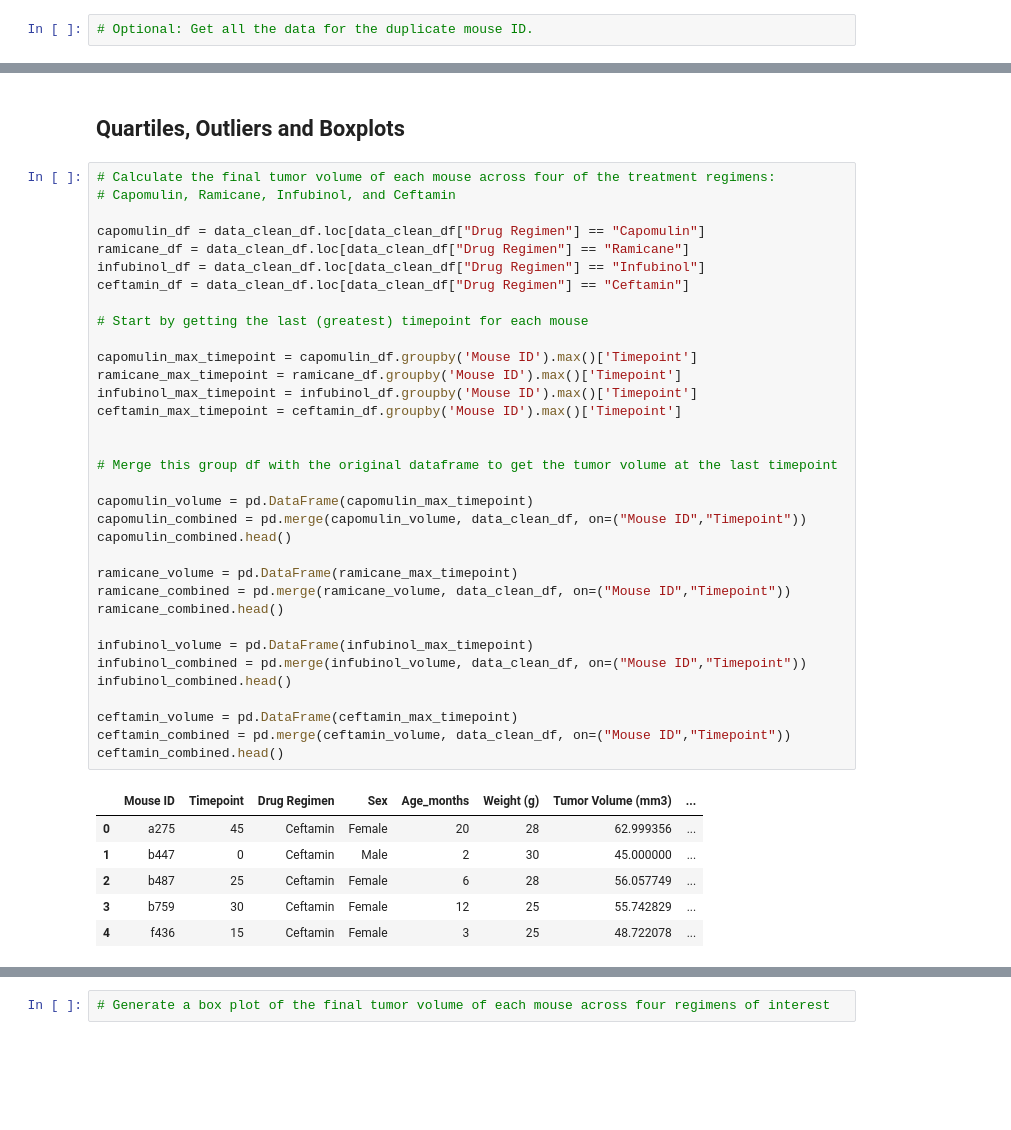
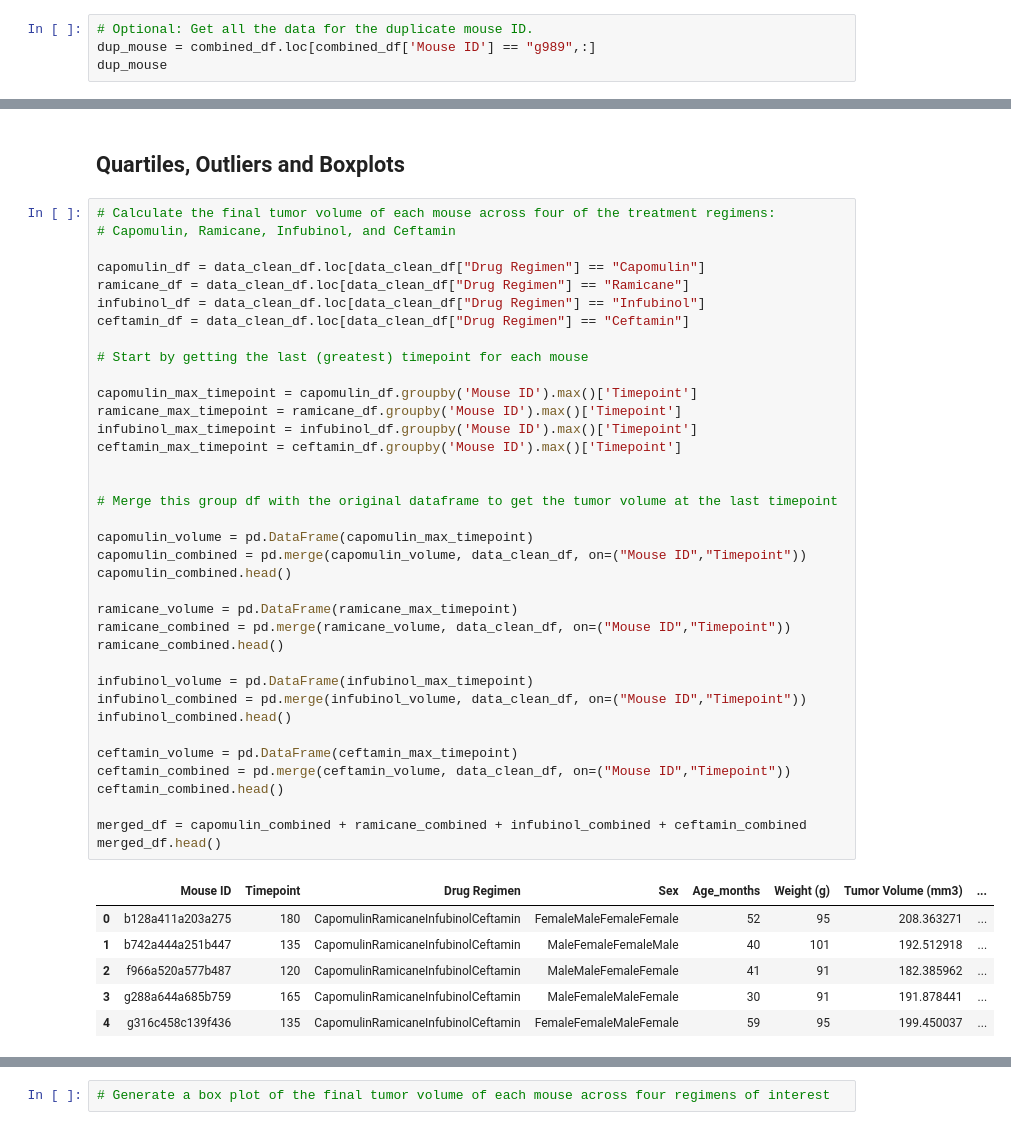
Before and after one commit to JoseH-Git/matplotlib--challenge, a Jupyter notebook: Pymaceuticals/pymaceuticals_starter.ipynb, the cells around one changed output, grey strips where cells are left out. Cells and saved outputs as stored; diff of their text form; blank space fills up the shorter version.

```diff
--- a/Pymaceuticals/pymaceuticals_starter.ipynb
+++ b/Pymaceuticals/pymaceuticals_starter.ipynb
@@ -50,3 +43,5 @@ dup_mouse
 array(['g989'], dtype=object)
 # %%
 # Optional: Get all the data for the duplicate mouse ID.
+dup_mouse = combined_df.loc[combined_df['Mouse ID'] == "g989",:]
+dup_mouse
@@ -233,38 +243,41 @@ ramicane_df = data_clean_df.loc[data_clean_df["Drug Regimen"] == "Ramicane"]
 infubinol_df = data_clean_df.loc[data_clean_df["Drug Regimen"] == "Infubinol"]
 ceftamin_df = data_clean_df.loc[data_clean_df["Drug Regimen"] == "Ceftamin"]
 
 # Start by getting the last (greatest) timepoint for each mouse
 
 capomulin_max_timepoint = capomulin_df.groupby('Mouse ID').max()['Timepoint']
 ramicane_max_timepoint = ramicane_df.groupby('Mouse ID').max()['Timepoint']
 infubinol_max_timepoint = infubinol_df.groupby('Mouse ID').max()['Timepoint']
 ceftamin_max_timepoint = ceftamin_df.groupby('Mouse ID').max()['Timepoint']
 
 
 # Merge this group df with the original dataframe to get the tumor volume at the last timepoint
 
 capomulin_volume = pd.DataFrame(capomulin_max_timepoint)
 capomulin_combined = pd.merge(capomulin_volume, data_clean_df, on=("Mouse ID","Timepoint"))
 capomulin_combined.head()
 
 ramicane_volume = pd.DataFrame(ramicane_max_timepoint)
 ramicane_combined = pd.merge(ramicane_volume, data_clean_df, on=("Mouse ID","Timepoint"))
 ramicane_combined.head()
 
 infubinol_volume = pd.DataFrame(infubinol_max_timepoint)
 infubinol_combined = pd.merge(infubinol_volume, data_clean_df, on=("Mouse ID","Timepoint"))
 infubinol_combined.head()
 
 ceftamin_volume = pd.DataFrame(ceftamin_max_timepoint)
 ceftamin_combined = pd.merge(ceftamin_volume, data_clean_df, on=("Mouse ID","Timepoint"))
 ceftamin_combined.head()
+
+merged_df = capomulin_combined + ramicane_combined + infubinol_combined + ceftamin_combined
+merged_df.head()
 # %% [output]
 |  | Mouse ID | Timepoint | Drug Regimen | Sex | Age_months | Weight (g) | Tumor Volume (mm3) | ... |
-| 0 | a275 | 45 | Ceftamin | Female | 20 | 28 | 62.999356 | ... |
-| 1 | b447 | 0 | Ceftamin | Male | 2 | 30 | 45.000000 | ... |
-| 2 | b487 | 25 | Ceftamin | Female | 6 | 28 | 56.057749 | ... |
-| 3 | b759 | 30 | Ceftamin | Female | 12 | 25 | 55.742829 | ... |
-| 4 | f436 | 15 | Ceftamin | Female | 3 | 25 | 48.722078 | ... |
+| 0 | b128a411a203a275 | 180 | CapomulinRamicaneInfubinolCeftamin | FemaleMaleFemaleFemale | 52 | 95 | 208.363271 | ... |
+| 1 | b742a444a251b447 | 135 | CapomulinRamicaneInfubinolCeftamin | MaleFemaleFemaleMale | 40 | 101 | 192.512918 | ... |
+| 2 | f966a520a577b487 | 120 | CapomulinRamicaneInfubinolCeftamin | MaleMaleFemaleFemale | 41 | 91 | 182.385962 | ... |
+| 3 | g288a644a685b759 | 165 | CapomulinRamicaneInfubinolCeftamin | MaleFemaleMaleFemale | 30 | 91 | 191.878441 | ... |
+| 4 | g316c458c139f436 | 135 | CapomulinRamicaneInfubinolCeftamin | FemaleFemaleMaleFemale | 59 | 95 | 199.450037 | ... |
 # %%
 # Put treatments into a list for for loop (and later for plot labels)
 
```
Also changed, not shown: parts of 6 cells of this notebook, 1 other file.
